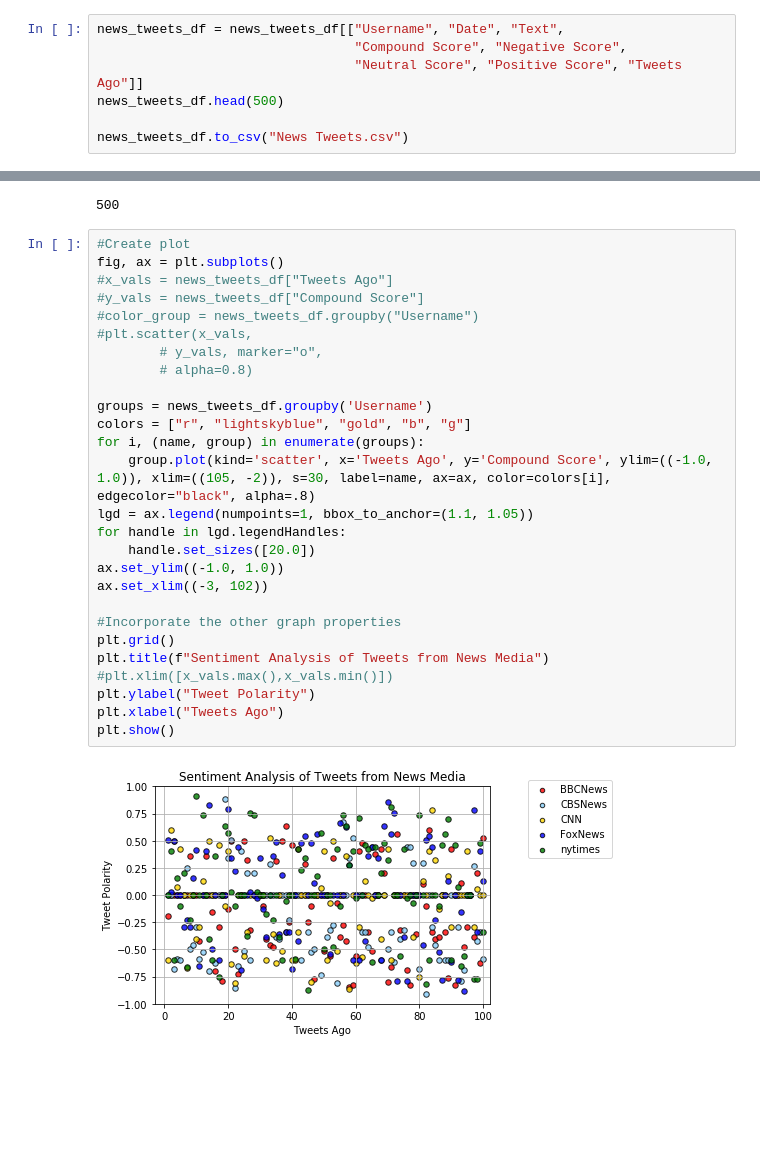
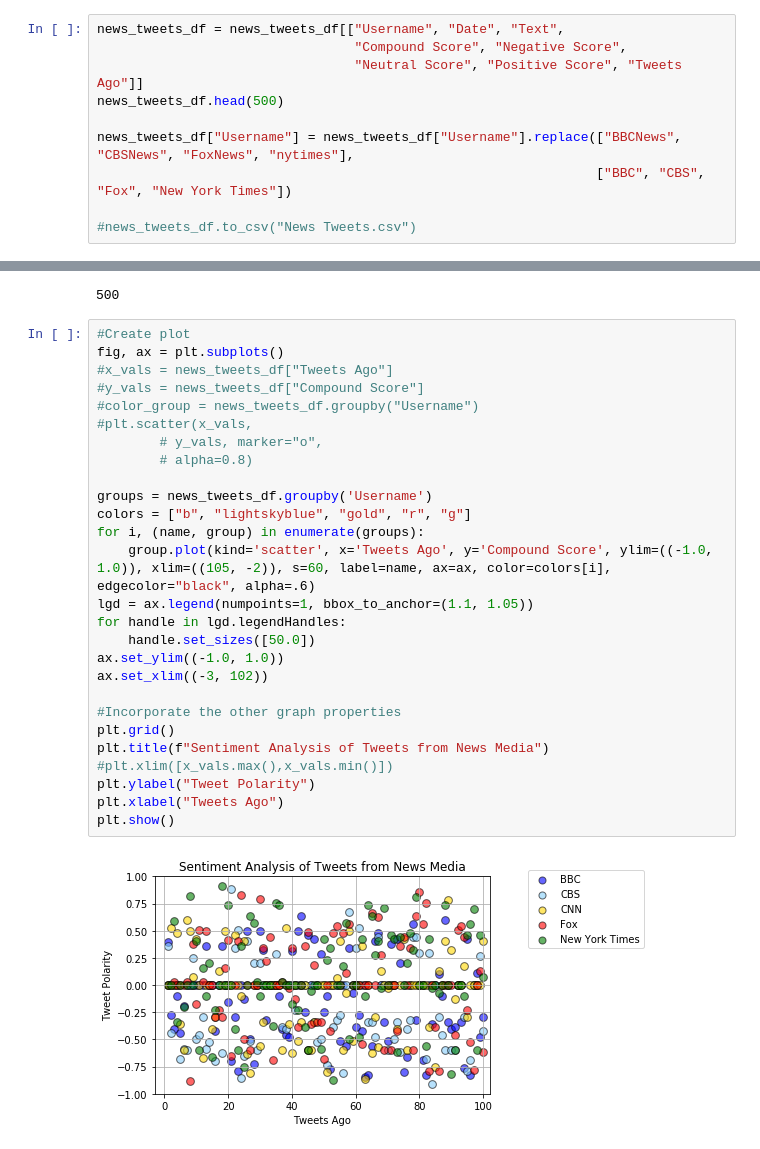
Before and after one commit to sstone63/Twitter-API-Project, a Jupyter notebook: Twitter API HW.ipynb, the cells around one changed output, grey strips where cells are left out. Cells and saved outputs as stored; diff of their text form; blank space fills up the shorter version.

```diff
--- a/Twitter API HW.ipynb
+++ b/Twitter API HW.ipynb
@@ -66,7 +67,10 @@ news_tweets_df = news_tweets_df[["Username", "Date", "Text",
                                  "Neutral Score", "Positive Score", "Tweets Ago"]]
 news_tweets_df.head(500)
 
-news_tweets_df.to_csv("News Tweets.csv")
+news_tweets_df["Username"] = news_tweets_df["Username"].replace(["BBCNews", "CBSNews", "FoxNews", "nytimes"],
+                                                                ["BBC", "CBS", "Fox", "New York Times"])
+
+#news_tweets_df.to_csv("News Tweets.csv")
 # %%
 len(news_tweets_df)
 # %% [output]
@@ -74,29 +78,29 @@ len(news_tweets_df)
 # %%
 #Create plot
 fig, ax = plt.subplots()
 #x_vals = news_tweets_df["Tweets Ago"]
 #y_vals = news_tweets_df["Compound Score"]
 #color_group = news_tweets_df.groupby("Username")
 #plt.scatter(x_vals,
         # y_vals, marker="o",
         # alpha=0.8)
 
 groups = news_tweets_df.groupby('Username')
-colors = ["r", "lightskyblue", "gold", "b", "g"]
+colors = ["b", "lightskyblue", "gold", "r", "g"]
 for i, (name, group) in enumerate(groups):
-    group.plot(kind='scatter', x='Tweets Ago', y='Compound Score', ylim=((-1.0, 1.0)), xlim=((105, -2)), s=30, label=name, ax=ax, color=colors[i], edgecolor="black", alpha=.8)
+    group.plot(kind='scatter', x='Tweets Ago', y='Compound Score', ylim=((-1.0, 1.0)), xlim=((105, -2)), s=60, label=name, ax=ax, color=colors[i], edgecolor="black", alpha=.6)
 lgd = ax.legend(numpoints=1, bbox_to_anchor=(1.1, 1.05))
 for handle in lgd.legendHandles:
-    handle.set_sizes([20.0])
+    handle.set_sizes([50.0])
 ax.set_ylim((-1.0, 1.0))
 ax.set_xlim((-3, 102))
 
 #Incorporate the other graph properties
 plt.grid()
 plt.title(f"Sentiment Analysis of Tweets from News Media")
 #plt.xlim([x_vals.max(),x_vals.min()])
 plt.ylabel("Tweet Polarity")
 plt.xlabel("Tweets Ago")
 plt.show()
 # %% [output]
-[figure, old version]
+[figure, new version]
```
Also changed, not shown: parts of 5 cells of this notebook, 2 other files.
